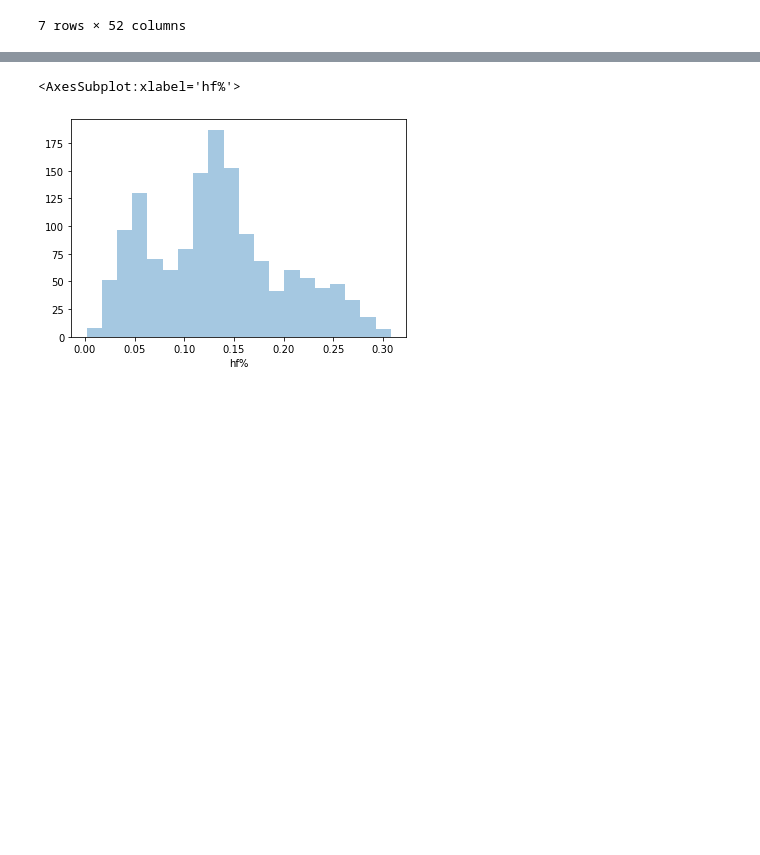
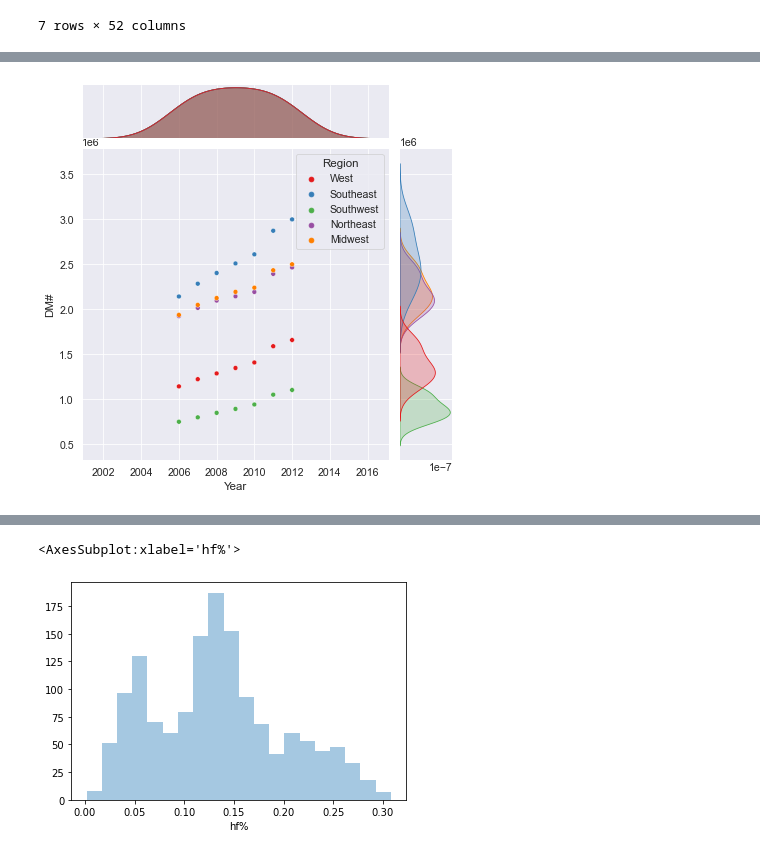
Before and after one commit to data301-2021-winter1/project-group36-project, a Jupyter notebook: notebooks/analysis1.ipynb, the cells around one changed output, grey strips where cells are left out. Cells and saved outputs as stored; diff of their text form; code cells hidden in the pictures; blank space fills up the shorter version.

Commit message:
Added seaborn graphics

```diff
--- a/notebooks/analysis1.ipynb
+++ b/notebooks/analysis1.ipynb
@@ -175,0 +180,2 @@ df_nation
+# %%
+dfc = dfc.loc[(dfc['State'] != 'National') & (dfc['Number of People by Medicare-Medicaid Enrollment Type'] == 'Medicare Only')]
@@ -175,0 +198,5 @@ df_nation
+# %%
+cardio2006, cardio2007, cardio2008, cardio2009, cardio2010, cardio2011, cardio2012 = p1.cardio_pop_sum(dfc, 2006), p1.cardio_pop_sum(dfc, 2007), p1.cardio_pop_sum(dfc, 2008), p1.cardio_pop_sum(dfc, 2009), p1.cardio_pop_sum(dfc, 2010), p1.cardio_pop_sum(dfc, 2011), p1.cardio_pop_sum(dfc, 2012)
+cardio_frames = [cardio2006, cardio2007, cardio2008, cardio2009, cardio2010, cardio2011, cardio2012]
+cardio_data = pd.concat(cardio_frames, ignore_index=True)
+cardio_data
@@ -175,0 +221,10 @@ df_nation
+# %%
+#fig, ax = plt.subplots()
+sns.set_context('paper', font_scale=1.2)
+sns.jointplot(x='Year', y='DM#', data=cardio_data, hue='Region', kind='scatter', palette='Set1')
+sns.despine(left=False)
+
+plt.savefig('../images/DM_Trends.png', dpi=300)
+#ax.set_title('# of Individuals with Diabetes Mellitus.')
+# %% [output]
+[figure, added]
```
Also changed, not shown: parts of 23 cells of this notebook, 2 other files.
